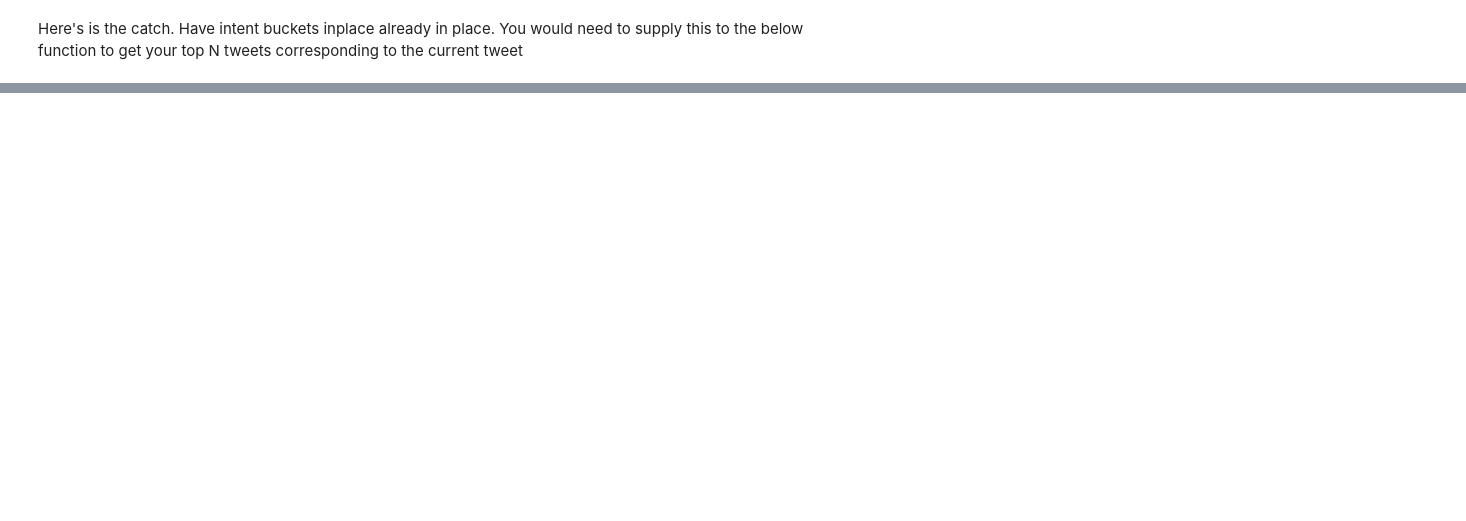
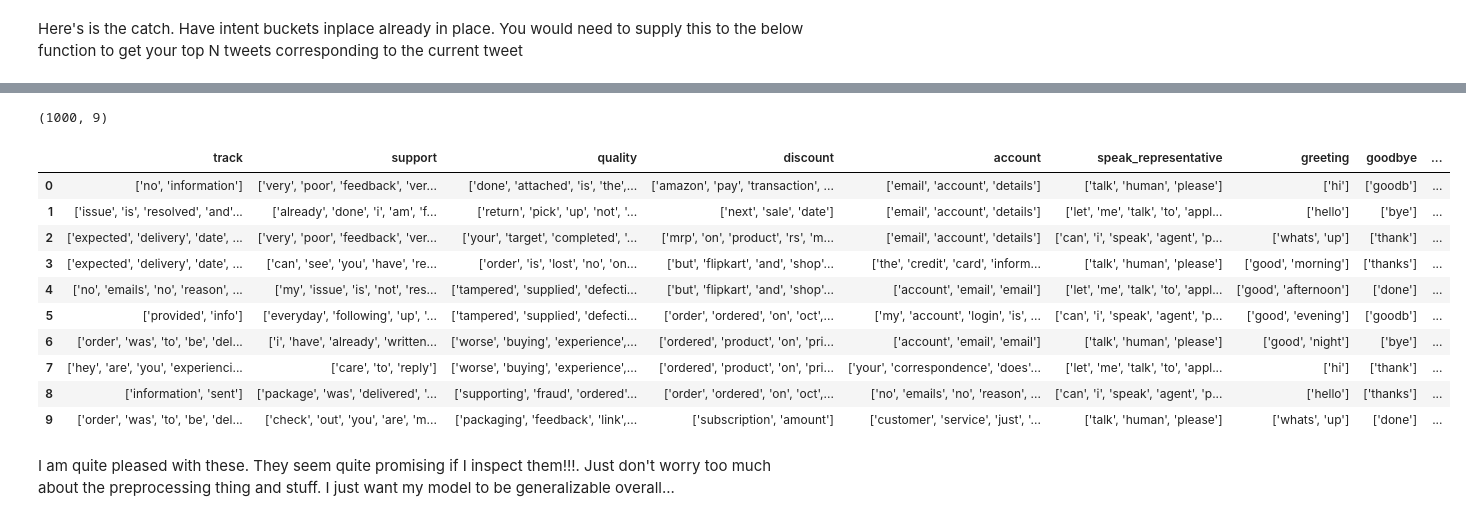
Before and after one commit to sinhasagar507/Customer-support-bot, a Jupyter notebook: notebooks/2.1_get_training_data.ipynb, the cells around one changed output, grey strips where cells are left out. Saved outputs shown, nothing was run; the diff lists cells and outputs as text; code cells hidden in the pictures; blank space fills up the shorter version.

Commit message:
Generate + Add Intents

```diff
--- a/notebooks/2.1_get_training_data.ipynb
+++ b/notebooks/2.1_get_training_data.ipynb
@@ -364,9 +348,9 @@ processed_df
 | 122339 | @115850 there should be bonus and... | AmazonHelp | 2017-11-22 06:20:00+00:00 | @823829 We do not have any such o... | 2987817 | en | [] | ... |
 122340 rows × 12 columns
 # %%
-processed_inbound_extra = pd.concat([processed_inbound_extra, pd.Series(ideal_tag_dict.values())], axis=0, ignore_index=True)
+# processed_inbound_extra = pd.concat([processed_inbound_extra, pd.Series(ideal_tag_dict.values())], axis=0, ignore_index=True)
 # %%
-tokenized_processed_inbound_extra = pd.concat([tokenized_processed_inbound_extra, pd.Series(intents_repr.values())], axis=0, ignore_index=True)
+# tokenized_processed_inbound_extra = pd.concat([tokenized_processed_inbound_extra, pd.Series(intents_repr.values())], axis=0, ignore_index=True)
 # %%
 processed_inbound_extra
 # %% [output]
@@ -544,0 +562,4 @@ tags
+# %%
+# Create the intent-tag dictionary by # Dictionary mapping the intent to the row index
+intents_tags = dict(zip(intents_repr.keys(), tags))
+intents_tags
@@ -575,0 +706,28 @@ preprocessed_inbound["intent"] = processed_inbounnd.index.map(index_intents)
+# %%
+# Save the training data to a serialized file
+train.to_pickle("../objects/train.pkl")
+
+## Style the display
+show = lambda x: x.head(10).style.set_properties(**{'background-color': 'black',
+                                    'color': 'lawngreen',
+                                    'border-color': 'white'})\
+.map(lambda x: f"color: {'lawngreen' if isinstance(x,str) else 'red'}")\
+.background_gradient(cmap='Blues')
+
+print(train.shape)
+show(train)
+# %% [output]
+(1000, 9)
+|  | track | support | quality | discount | account | speak_representative | greeting | goodbye | ... |
+| 0 | ['no', 'information'] | ['very', 'poor', 'feedback', 'ver... | ['done', 'attached', 'is', 'the',... | ['amazon', 'pay', 'transaction', ... | ['email', 'account', 'details'] | ['talk', 'human', 'please'] | ['hi'] | ['goodb'] | ... |
+| 1 | ['issue', 'is', 'resolved', 'and'... | ['already', 'done', 'i', 'am', 'f... | ['return', 'pick', 'up', 'not', '... | ['next', 'sale', 'date'] | ['email', 'account', 'details'] | ['let', 'me', 'talk', 'to', 'appl... | ['hello'] | ['bye'] | ... |
+| 2 | ['expected', 'delivery', 'date', ... | ['very', 'poor', 'feedback', 'ver... | ['your', 'target', 'completed', '... | ['mrp', 'on', 'product', 'rs', 'm... | ['email', 'account', 'details'] | ['can', 'i', 'speak', 'agent', 'p... | ['whats', 'up'] | ['thank'] | ... |
+| 3 | ['expected', 'delivery', 'date', ... | ['can', 'see', 'you', 'have', 're... | ['order', 'is', 'lost', 'no', 'on... | ['but', 'flipkart', 'and', 'shop'... | ['the', 'credit', 'card', 'inform... | ['talk', 'human', 'please'] | ['good', 'morning'] | ['thanks'] | ... |
+| 4 | ['no', 'emails', 'no', 'reason', ... | ['my', 'issue', 'is', 'not', 'res... | ['tampered', 'supplied', 'defecti... | ['but', 'flipkart', 'and', 'shop'... | ['account', 'email', 'email'] | ['let', 'me', 'talk', 'to', 'appl... | ['good', 'afternoon'] | ['done'] | ... |
+| 5 | ['provided', 'info'] | ['everyday', 'following', 'up', '... | ['tampered', 'supplied', 'defecti... | ['order', 'ordered', 'on', 'oct',... | ['my', 'account', 'login', 'is', ... | ['can', 'i', 'speak', 'agent', 'p... | ['good', 'evening'] | ['goodb'] | ... |
+| 6 | ['order', 'was', 'to', 'be', 'del... | ['i', 'have', 'already', 'written... | ['worse', 'buying', 'experience',... | ['ordered', 'product', 'on', 'pri... | ['account', 'email', 'email'] | ['talk', 'human', 'please'] | ['good', 'night'] | ['bye'] | ... |
+| 7 | ['hey', 'are', 'you', 'experienci... | ['care', 'to', 'reply'] | ['worse', 'buying', 'experience',... | ['ordered', 'product', 'on', 'pri... | ['your', 'correspondence', 'does'... | ['let', 'me', 'talk', 'to', 'appl... | ['hi'] | ['thank'] | ... |
+| 8 | ['information', 'sent'] | ['package', 'was', 'delivered', '... | ['supporting', 'fraud', 'ordered'... | ['order', 'ordered', 'on', 'oct',... | ['no', 'emails', 'no', 'reason', ... | ['can', 'i', 'speak', 'agent', 'p... | ['hello'] | ['thanks'] | ... |
+| 9 | ['order', 'was', 'to', 'be', 'del... | ['check', 'out', 'you', 'are', 'm... | ['packaging', 'feedback', 'link',... | ['subscription', 'amount'] | ['customer', 'service', 'just', '... | ['talk', 'human', 'please'] | ['whats', 'up'] | ['done'] | ... |
+# %% [markdown]
+I am quite pleased with these. They seem quite promising if I inspect them!!!. Just don't worry too much about the preprocessing thing and stuff. I just want my model to be generalizable overall...
```
Also changed, not shown: parts of 31 cells of this notebook, 1 other file.
